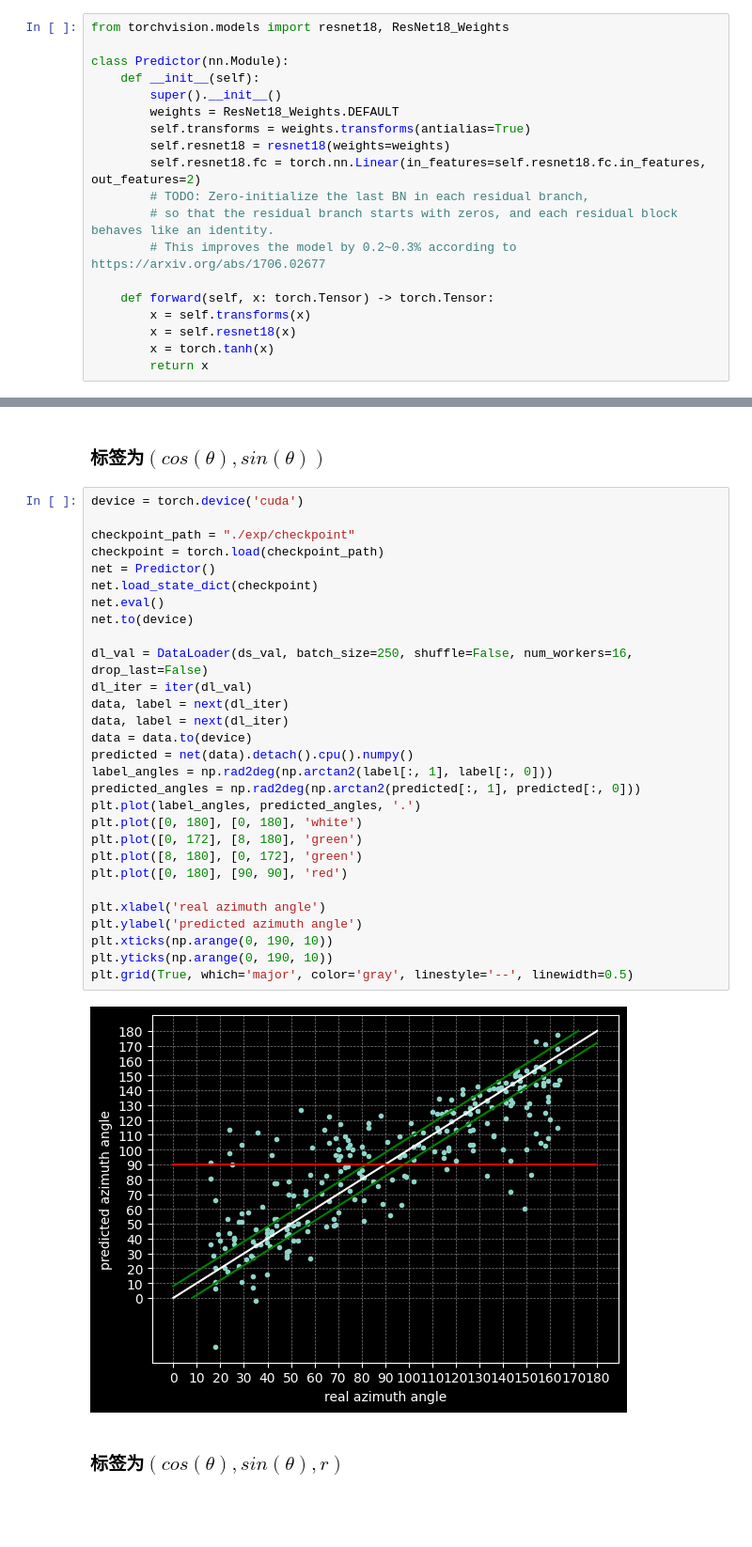
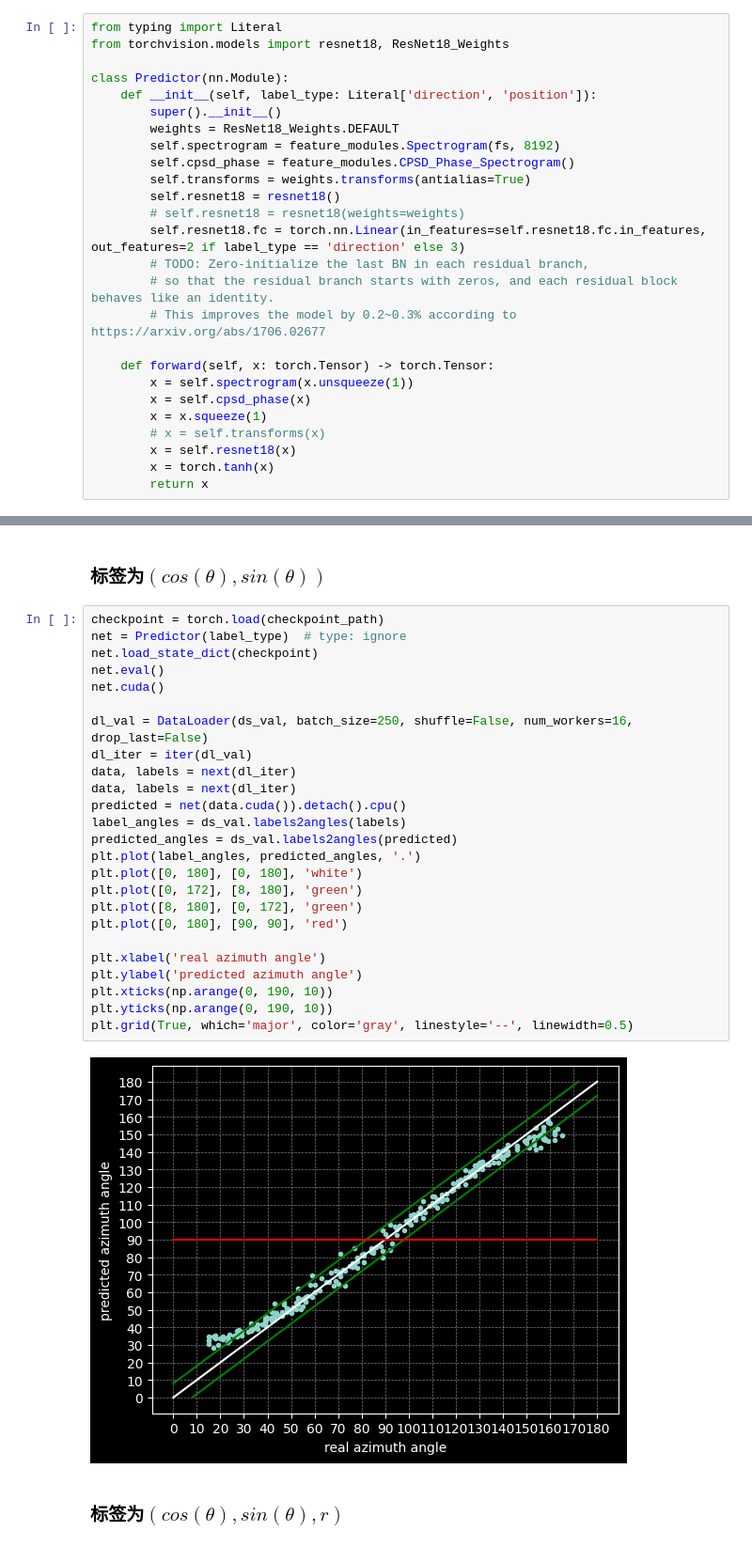
Before and after one commit to LeoJhonSong/ternary-array-passive-bearing, a Jupyter notebook: wideband_cpsd_cnn.ipynb, the cells around one changed output, grey strips where cells are left out. Shown at 94% size. Saved outputs shown, nothing was run; the diff lists cells and outputs as text; blank space fills up the shorter version.

Commit message:
feat(算法框架): :sparkles: 更新数据集, 模型, 效果可视化
改为输入原始数据, 训练时现场计算特征
在Array_Data_DataSet内置标签格式转换函数
数据集, 模型, 可视化支持切换标签模式

```diff
--- a/wideband_cpsd_cnn.ipynb
+++ b/wideband_cpsd_cnn.ipynb
@@ -139,21 +71,28 @@ dl_val = DataLoader(ds_val, batch_size=batch_size, shuffle=True, num_workers=16,
 # %% [markdown]
 ## 模型定义
 # %%
+from typing import Literal
 from torchvision.models import resnet18, ResNet18_Weights
 
 class Predictor(nn.Module):
-    def __init__(self):
+    def __init__(self, label_type: Literal['direction', 'position']):
         super().__init__()
         weights = ResNet18_Weights.DEFAULT
+        self.spectrogram = feature_modules.Spectrogram(fs, 8192)
+        self.cpsd_phase = feature_modules.CPSD_Phase_Spectrogram()
         self.transforms = weights.transforms(antialias=True)
-        self.resnet18 = resnet18(weights=weights)
-        self.resnet18.fc = torch.nn.Linear(in_features=self.resnet18.fc.in_features, out_features=2)
+        self.resnet18 = resnet18()
+        # self.resnet18 = resnet18(weights=weights)
+        self.resnet18.fc = torch.nn.Linear(in_features=self.resnet18.fc.in_features, out_features=2 if label_type == 'direction' else 3)
         # TODO: Zero-initialize the last BN in each residual branch,
         # so that the residual branch starts with zeros, and each residual block behaves like an identity.
         # This improves the model by 0.2~0.3% according to https://arxiv.org/abs/1706.02677
 
     def forward(self, x: torch.Tensor) -> torch.Tensor:
-        x = self.transforms(x)
+        x = self.spectrogram(x.unsqueeze(1))
+        x = self.cpsd_phase(x)
+        x = x.squeeze(1)
+        # x = self.transforms(x)
         x = self.resnet18(x)
         x = torch.tanh(x)
         return x
@@ -298,35 +243,31 @@ for i in range(len(processed)):
 # %% [markdown]
 ### 标签为$(cos(\theta), sin(\theta))$
 # %%
-device = torch.device('cuda')
-
-checkpoint_path = "./exp/checkpoint"
 checkpoint = torch.load(checkpoint_path)
-net = Predictor()
+net = Predictor(label_type)  # type: ignore
 net.load_state_dict(checkpoint)
 net.eval()
-net.to(device)
+net.cuda()
 
 dl_val = DataLoader(ds_val, batch_size=250, shuffle=False, num_workers=16, drop_last=False)
 dl_iter = iter(dl_val)
-data, label = next(dl_iter)
-data, label = next(dl_iter)
-data = data.to(device)
-predicted = net(data).detach().cpu().numpy()
-label_angles = np.rad2deg(np.arctan2(label[:, 1], label[:, 0]))
-predicted_angles = np.rad2deg(np.arctan2(predicted[:, 1], predicted[:, 0]))
+data, labels = next(dl_iter)
+data, labels = next(dl_iter)
+predicted = net(data.cuda()).detach().cpu()
+label_angles = ds_val.labels2angles(labels)
+predicted_angles = ds_val.labels2angles(predicted)
 plt.plot(label_angles, predicted_angles, '.')
 plt.plot([0, 180], [0, 180], 'white')
 plt.plot([0, 172], [8, 180], 'green')
 plt.plot([8, 180], [0, 172], 'green')
 plt.plot([0, 180], [90, 90], 'red')
 
 plt.xlabel('real azimuth angle')
 plt.ylabel('predicted azimuth angle')
 plt.xticks(np.arange(0, 190, 10))
 plt.yticks(np.arange(0, 190, 10))
 plt.grid(True, which='major', color='gray', linestyle='--', linewidth=0.5)
 # %% [output]
-[figure, old version]
+[figure, new version]
 # %% [markdown]
 ### 标签为$(cos(\theta), sin(\theta), r)$
```
Also changed, not shown: parts of 10 cells of this notebook, 2 other files.
